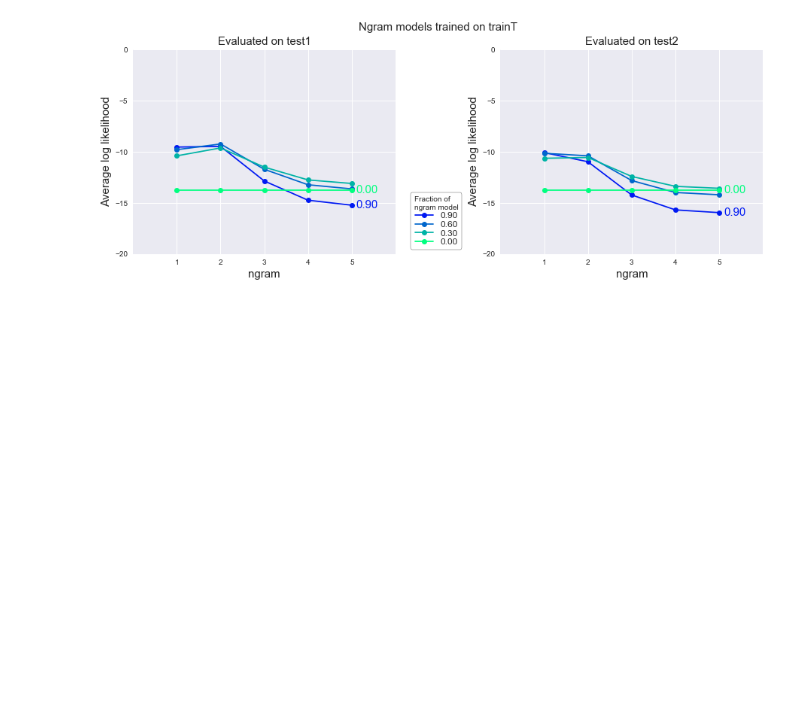
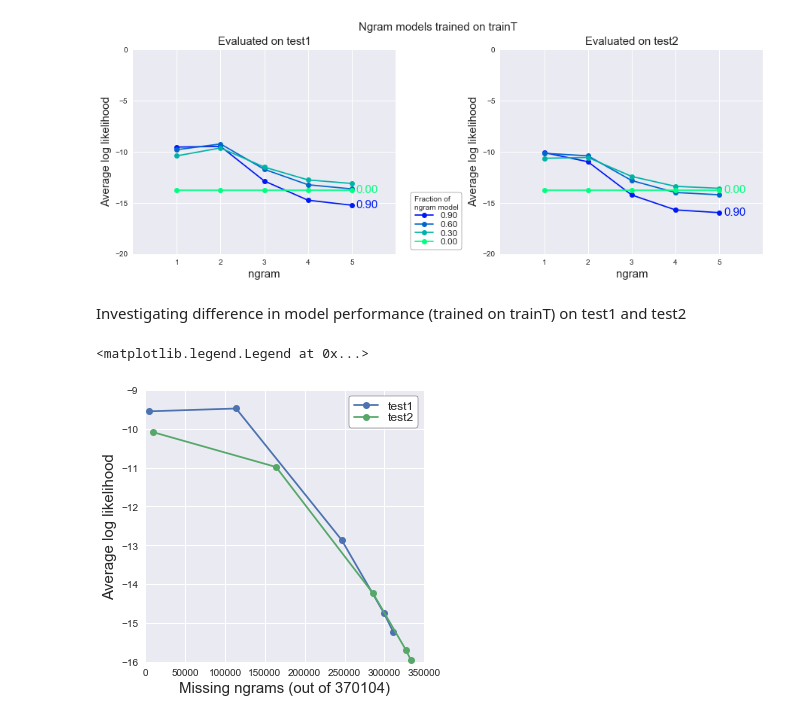
Before and after one commit to khanhnguyendata/ngram, a Jupyter notebook: ngram_models.ipynb, the cells around one changed output. Saved outputs shown, nothing was run; the diff lists cells and outputs as text; code cells hidden in the pictures; blank space fills up the shorter version.

```diff
--- a/ngram_models.ipynb
+++ b/ngram_models.ipynb
@@ -264,6 +349,45 @@ fig.savefig('viz/ngram_T1_T2.png')
 plt.show()
 # %% [output]
 [figure]
+# %% [markdown]
+Investigating difference in model performance (trained on trainT) on test1 and test2
+# %%
+avg_ll_T1s_90 = [calculate_avg_ll(test_condprobsT1, [0, n], weights=[0.1, 0.9]) for n in range(1, 6)]
+avg_ll_T2s_90 = [calculate_avg_ll(test_condprobsT2, [0, n], weights=[0.1, 0.9]) for n in range(1, 6)]
+# %%
+n_missing_ngrams_T1 = {}
+n_missing_ngrams_T2 = {}
+
+for n in range(2, 6):
+    trainT_padded = WordCounter(get_tokenized_sentences(file_names_lookup['trainT'], padding=n-1))
+    test1_padded = WordCounter(get_tokenized_sentences(file_names_lookup['test1'], padding=n-1))
+    test2_padded = WordCounter(get_tokenized_sentences(file_names_lookup['test2'], padding=n-1))
+    ngram_model = MultigramModel(trainT_padded, n=n, k=1)
+    train_ngrams = set(ngram for ngram in ngram_model.ngram_condprobs if '<UNK>' not in ngram)
+
+    ngram_model.calculate_avg_ll(test1_padded)
+    n_missing_ngrams_T1[n] = sum(info['count'] for ngram, info in ngram_model.test_info.items() if ngram not in train_ngrams)
+
+    ngram_model.calculate_avg_ll(test2_padded)
+    n_missing_ngrams_T2[n] = sum(info['count'] for ngram, info in ngram_model.test_info.items() if ngram not in train_ngrams)
+# %%
+n_missing_ngrams_T1[1] = len(set(test1.all_ngram_counts[1]) - set(trainT.all_ngram_counts[1]))
+n_missing_ngrams_T2[1] = len(set(test2.all_ngram_counts[1]) - set(trainT.all_ngram_counts[1]))
+# %%
+fig, ax = plt.subplots(figsize=(5, 5))
+ax.plot([n_missing_ngrams_T1[n] for n in range(1, 6)], avg_ll_T1s_90, 'o-', label='test1', clip_on=False)
+ax.plot([n_missing_ngrams_T2[n] for n in range(1, 6)], avg_ll_T2s_90, 'o-', label='test2', clip_on=False)
+ax.set_xlabel('Missing ngrams (out of 370104)')
+ax.set_ylabel('Average log likelihood')
+ax.set_xlim(0, 350000)
+ax.set_ylim(-16, -9)
+
+fig.savefig('viz/ missing_vs_avg_ll_T12.png', bbox_inches='tight')
+
+ax.legend(**legend_opts)
+# %% [output]
+<matplotlib.legend.Legend at 0x...>
+[figure, added]
 # %%
 unigram_weights = np.arange(0, 1, 0.01)
 full_unigram_weights = np.arange(0, 1.01, 0.01)
```
Also changed, not shown: parts of 65 cells of this notebook, 40 other files.
